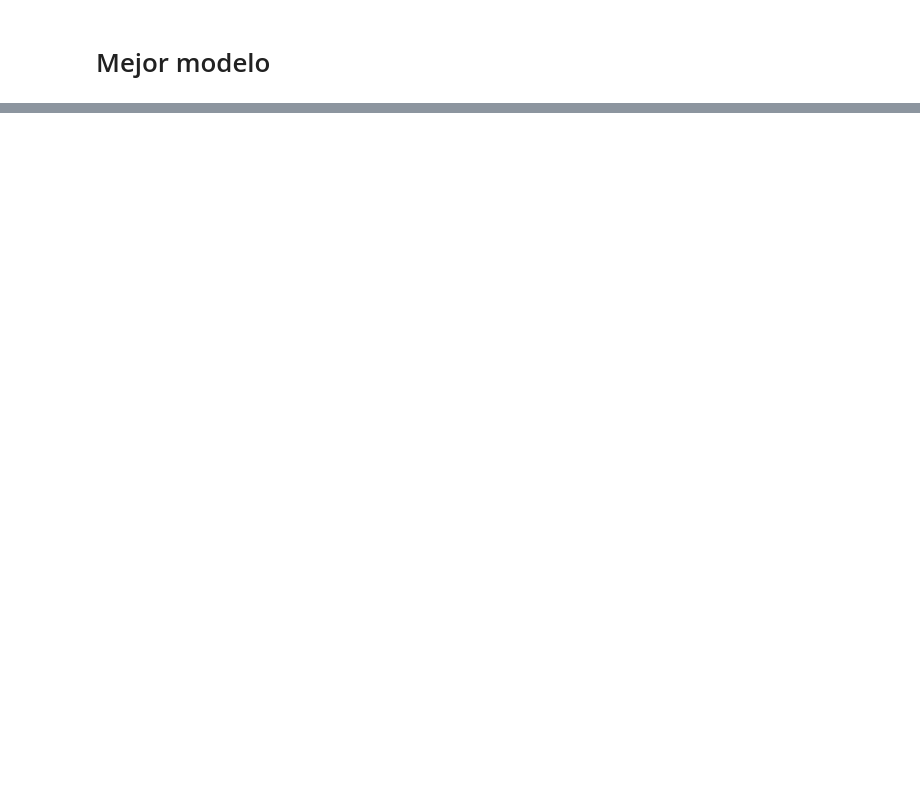
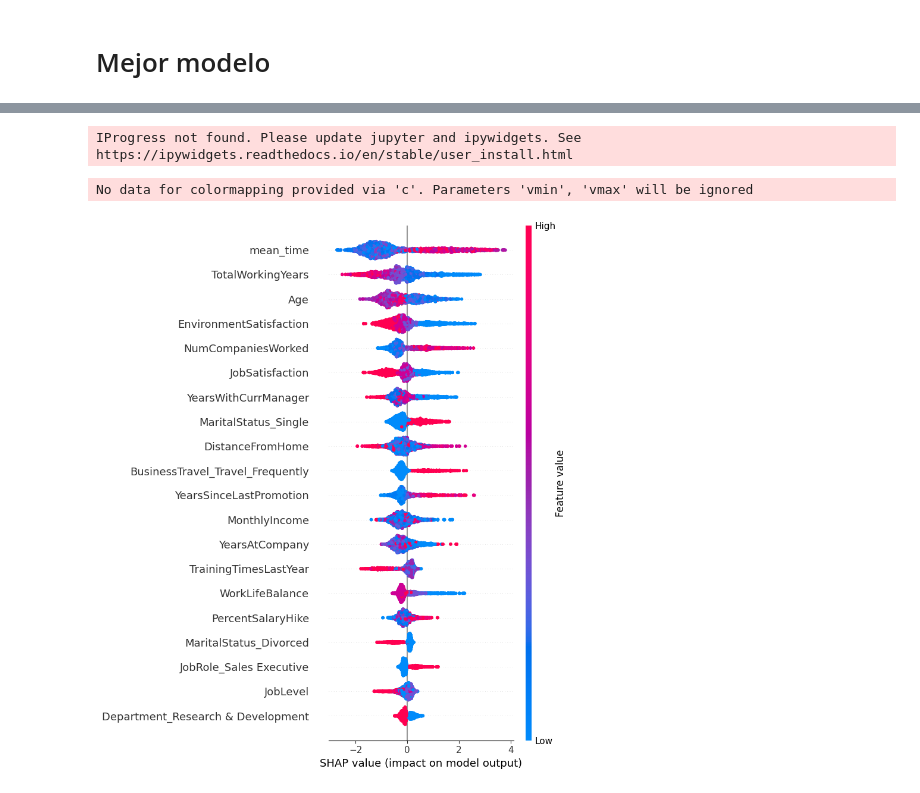
Before and after one commit to diegosaaval/human-resources, a Jupyter notebook: 3_models.ipynb, the cells around one changed output, grey strips where cells are left out. Saved outputs shown, nothing was run; the diff lists cells and outputs as text; code cells hidden in the pictures; blank space fills up the shorter version.

```diff
--- a/3_models.ipynb
+++ b/3_models.ipynb
@@ -164,0 +288,14 @@ importances.sort_values(by="Importance", ascending=False).head(25)
+# %%
+# Importar librerías para calcular los SHAP values
+import shap
+
+explainer = shap.TreeExplainer(best_model)  # Crear el objeto explainer
+shap_values = explainer.shap_values(X_train)  # Calcular los SHAP values
+# %% [output]
+IProgress not found. Please update jupyter and ipywidgets. See https://ipywidgets.readthedocs.io/en/stable/user_install.html
+# %%
+# Gráfico de barras de SHAP values para cada variable
+shap.summary_plot(shap_values, X_train)
+# %% [output]
+No data for colormapping provided via 'c'. Parameters 'vmin', 'vmax' will be ignored
+[figure, added]
```
Also changed, not shown: parts of 13 cells of this notebook.
